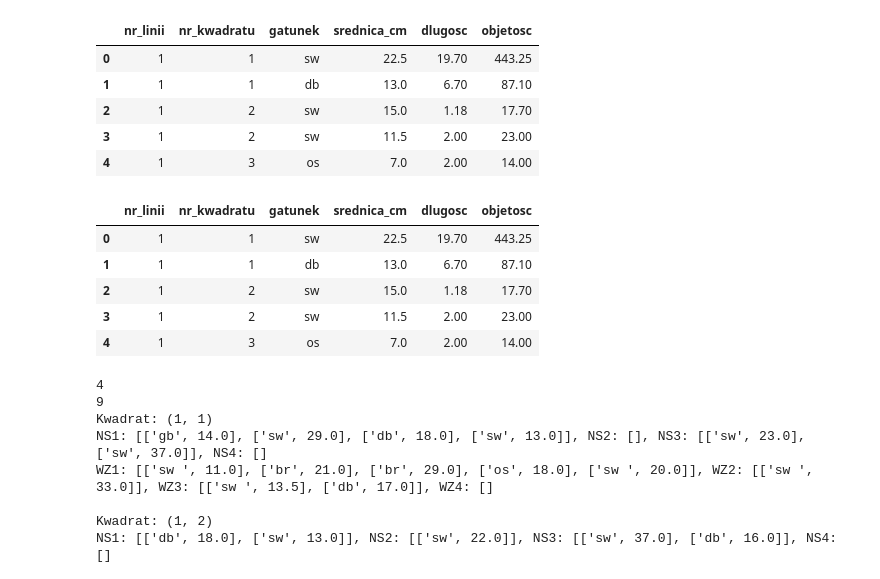
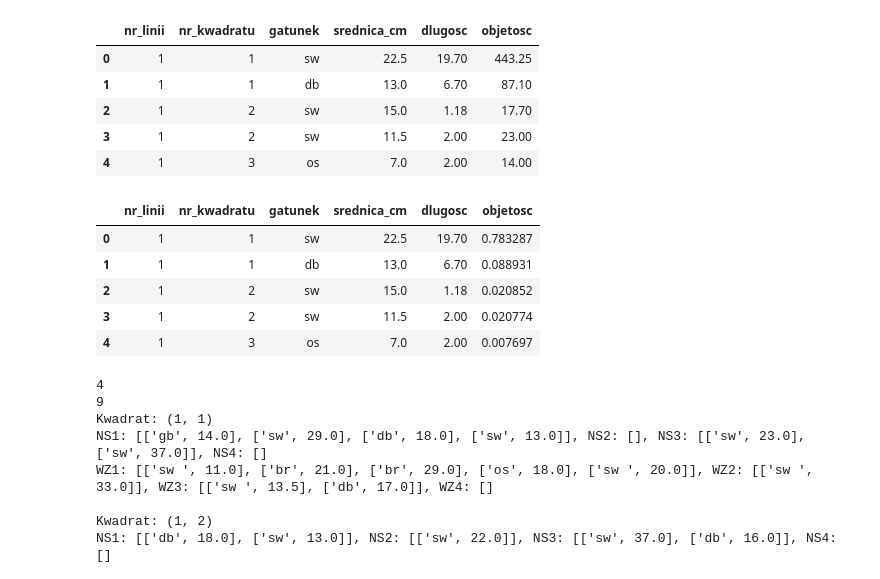
Before and after one commit to makowskiignacy/PELN, a Jupyter notebook: Drzewa_martwe_drewna.ipynb, the cells around one changed output. Drawn from its saved outputs; the diff is of its cells as text; code cells hidden in the pictures.

```diff
--- a/Drzewa_martwe_drewna.ipynb
+++ b/Drzewa_martwe_drewna.ipynb
@@ -64,19 +83,19 @@ dane_test.head()
 # %%
 dane_test = pd.read_csv('PELN - Van Wagner całkowity pomiar (martwe drewno) (1).csv')
 dane_test.columns = ['nr_linii', 'nr_kwadratu', 'gatunek', 'srednica_cm', 'dlugosc']
 dane_test['dlugosc'] = dane_test['dlugosc'].astype(str).str.replace(',', '.', regex=False)
 dane_test['srednica_cm'] = dane_test['srednica_cm'].astype(str).str.replace(',', '.', regex=False)
 dane_test['dlugosc'] = pd.to_numeric(dane_test['dlugosc'], errors='coerce')
 dane_test['srednica_cm'] = pd.to_numeric(dane_test['srednica_cm'], errors='coerce')
-dane_test['objetosc'] = dane_test['dlugosc'] * dane_test['srednica_cm']
+dane_test['objetosc'] = dane_test['dlugosc'] * np.pi * (dane_test['srednica_cm']/200)**2
 dane_test.head()
 # %% [output]
 |  | nr_linii | nr_kwadratu | gatunek | srednica_cm | dlugosc | objetosc |
-| 0 | 1 | 1 | sw | 22.5 | 19.70 | 443.25 |
-| 1 | 1 | 1 | db | 13.0 | 6.70 | 87.10 |
-| 2 | 1 | 2 | sw | 15.0 | 1.18 | 17.70 |
-| 3 | 1 | 2 | sw | 11.5 | 2.00 | 23.00 |
-| 4 | 1 | 3 | os | 7.0 | 2.00 | 14.00 |
+| 0 | 1 | 1 | sw | 22.5 | 19.70 | 0.783287 |
+| 1 | 1 | 1 | db | 13.0 | 6.70 | 0.088931 |
+| 2 | 1 | 2 | sw | 15.0 | 1.18 | 0.020852 |
+| 3 | 1 | 2 | sw | 11.5 | 2.00 | 0.020774 |
+| 4 | 1 | 3 | os | 7.0 | 2.00 | 0.007697 |
 # %%
 ns_data = dane[dane['pomiar'] == 0]
 wz_data = dane[dane['pomiar'] == 1]
```
Also changed, not shown: parts of 13 cells of this notebook.
